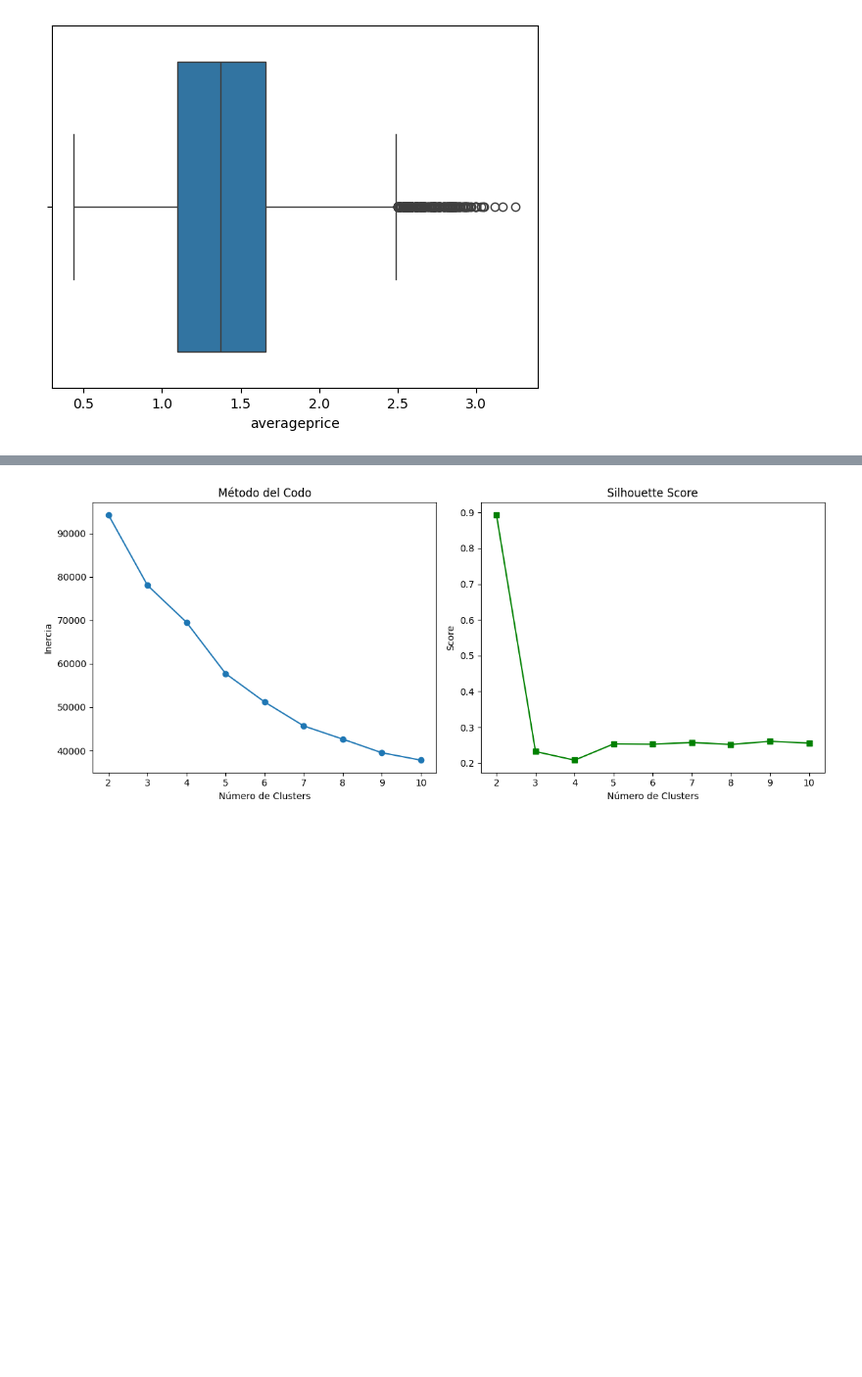
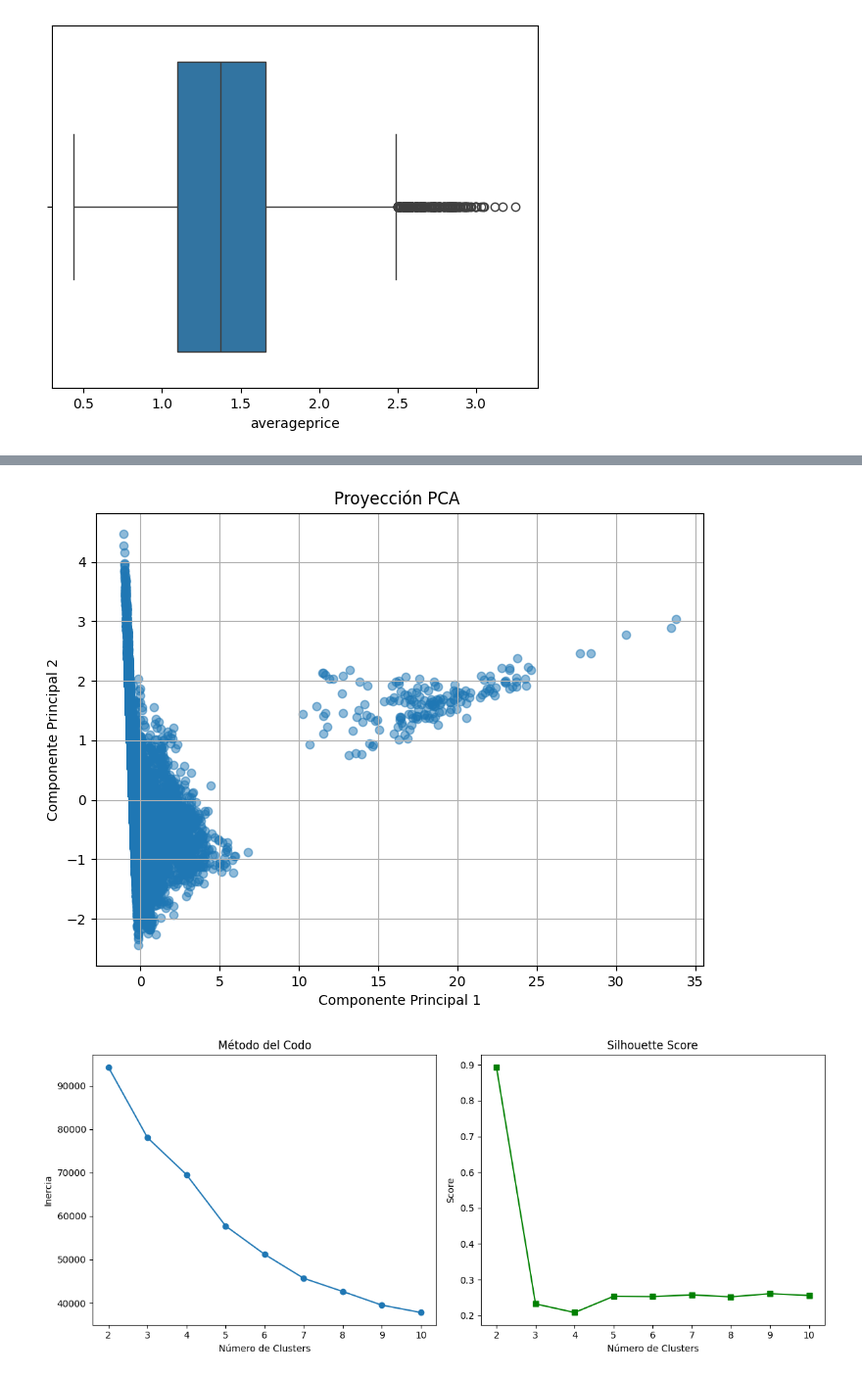
Before and after one commit to lauracoicue/Proyecto2_CDD, a Jupyter notebook: proyecto2.ipynb, the cells around one changed output, grey strips where cells are left out. Shown at 98% size. Cells and saved outputs as stored; diff of their text form; code cells hidden in the pictures; blank space fills up the shorter version.

```diff
--- a/proyecto2.ipynb
+++ b/proyecto2.ipynb
@@ -102,6 +115,3 @@ dim_type
 |  | type | type_id |
 | 0 | conventional | TYC |
 | 1 | organic | TYO |
-# %%
-df_snow = df_snow.merge(dim_type, on='type', how='left')
-df_snow
@@ -122,3 +117,0 @@ df_snow
-# %%
-df_snow = df_snow.drop(columns=['type'])
-df_snow
@@ -360,0 +369,6 @@ For example, when doing 'df[col].method(value, inplace=True)', try using 'df.met
+# %%
+df_snow = pd.get_dummies(df_snow, columns=['type'], drop_first=True)
+df_snow['type_organic'] = df_snow['type_organic'].astype(int)
+
+df_grouped = df_snow.groupby(['region', 'year', 'month','type_organic']).mean(numeric_only=True).reset_index()
+df_grouped
@@ -361,3 +456,26 @@ For example, when doing 'df[col].method(value, inplace=True)', try using 'df.met
+# %%
+# Selección de variables
+features = ['averageprice', 'total_volume', 'categoria_a', 'categoria_b', 'categoria_c']
+X = df_snow[features]
+
+# Estandarizar
+scaler = StandardScaler()
+X_scaled = scaler.fit_transform(X)
+
+# PCA
+pca = PCA(n_components=2)
+X_pca = pca.fit_transform(X_scaled)
+# %%
+# Gráfico PCA
+plt.figure(figsize=(8,6))
+plt.scatter(X_pca[:, 0], X_pca[:, 1], alpha=0.5)
+plt.title('Proyección PCA ')
+plt.xlabel('Componente Principal 1')
+plt.ylabel('Componente Principal 2')
+plt.grid(True)
+plt.show()
+# %% [output]
+[figure, added]
 # %%
 from sklearn.cluster import KMeans
 from sklearn.preprocessing import StandardScaler
```
Also changed, not shown: parts of 11 cells of this notebook.
